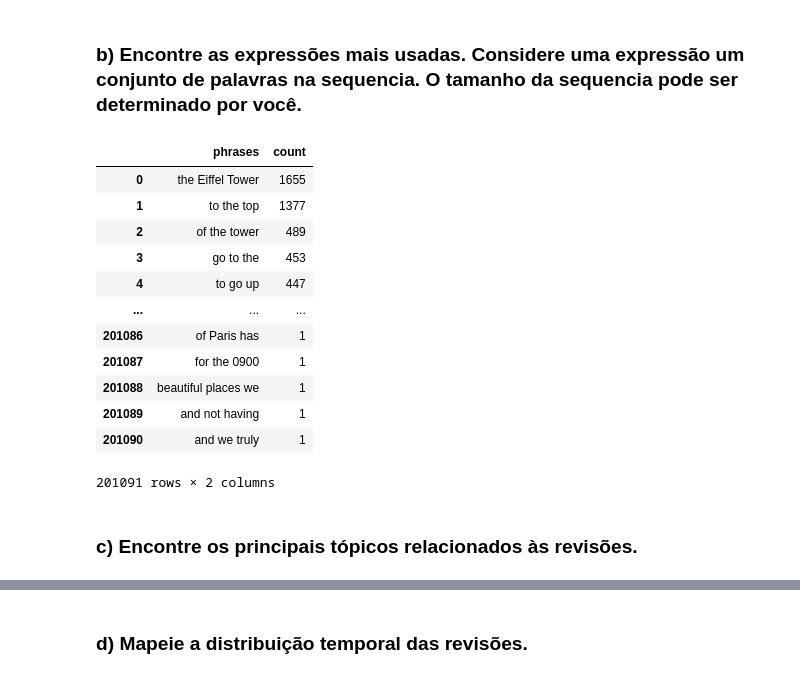
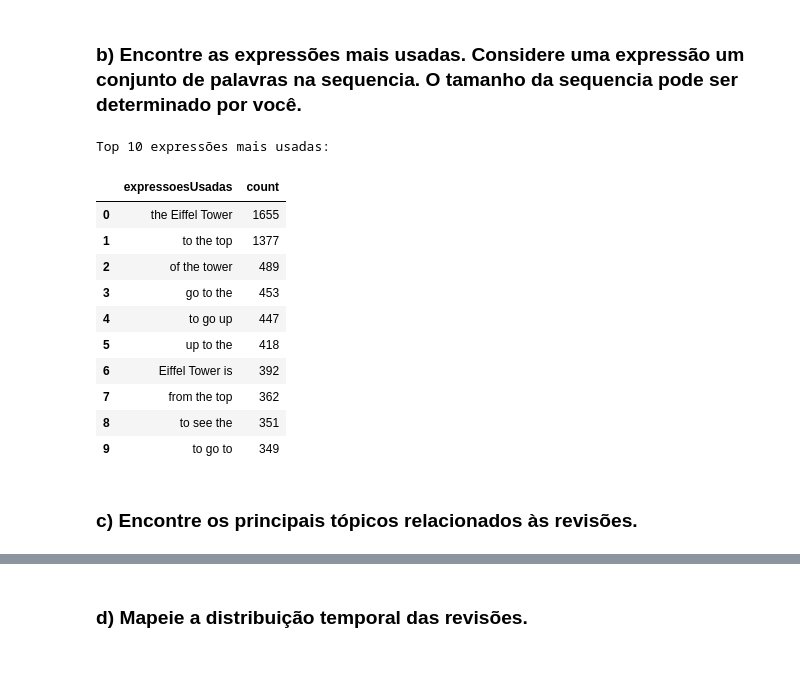
Before and after one commit to raianeti/MapReduce_Cloud, a Jupyter notebook: MapReduce.ipynb, the cells around one changed output, grey strips where cells are left out. Drawn from its saved outputs; the diff is of its cells as text; code cells hidden in the pictures.

```diff
--- a/MapReduce.ipynb
+++ b/MapReduce.ipynb
@@ -635,27 +605,29 @@ only showing top 20 rows
 ### b) Encontre as expressões mais usadas. Considere uma expressão um conjunto de palavras na sequencia. O tamanho da sequencia pode ser determinado por você.
 # %%
 from pyspark.ml.feature import NGram
-dfEiffelExpressoes=dfEiffelDate.withColumn("sentences",sentences("text")).select("sentences")\
-.withColumn("sentences_exploded",explode("sentences")).select("sentences_exploded")
+dfEiffelExpressoes=dfEiffelFiltro.withColumn("expressoes",sentences("text"))\
+    .select("expressoes")\
+    .withColumn("expressoesUsadas",explode("expressoes")).select("expressoesUsadas")
 # %%
-ngram=NGram(n=3,inputCol="sentences_exploded", outputCol="ngrams")
+ngram=NGram(n=3,inputCol="expressoesUsadas", outputCol="ngrams")
 
-dfEiffelExpressoesNGR=ngram.transform(dfEiffelExpressoes).withColumn("phrases",explode("ngrams"))\
-.groupBy("phrases").count().sort("count",ascending=False).select("phrases","count")
-dfEiffelExpressoesNGR.toPandas()
+dfEiffelExpressoes=ngram.transform(dfEiffelExpressoes)\
+    .withColumn("expressoesUsadas",explode("ngrams"))\
+    .groupBy("expressoesUsadas").count().sort("count",ascending=False).select("expressoesUsadas","count")
+print("Top 10 expressões mais usadas:")
+dfEiffelExpressoes.limit(10).toPandas()
 # %% [output]
+Top 10 expressões mais usadas:
-|  | phrases | count |
+|  | expressoesUsadas | count |
 | 0 | the Eiffel Tower | 1655 |
 | 1 | to the top | 1377 |
 | 2 | of the tower | 489 |
 | 3 | go to the | 453 |
 | 4 | to go up | 447 |
-| ... | ... | ... |
-| 201086 | of Paris has | 1 |
-| 201087 | for the 0900 | 1 |
-| 201088 | beautiful places we | 1 |
-| 201089 | and not having | 1 |
-| 201090 | and we truly | 1 |
+| 5 | up to the | 418 |
+| 6 | Eiffel Tower is | 392 |
+| 7 | from the top | 362 |
+| 8 | to see the | 351 |
+| 9 | to go to | 349 |
-201091 rows × 2 columns
-# %% [markdown]
-### c) Encontre os principais tópicos relacionados às revisões.
+# %% [markdown]
+### c) Encontre os principais tópicos relacionados às revisões.
```
Also changed, not shown: parts of 28 cells of this notebook.
